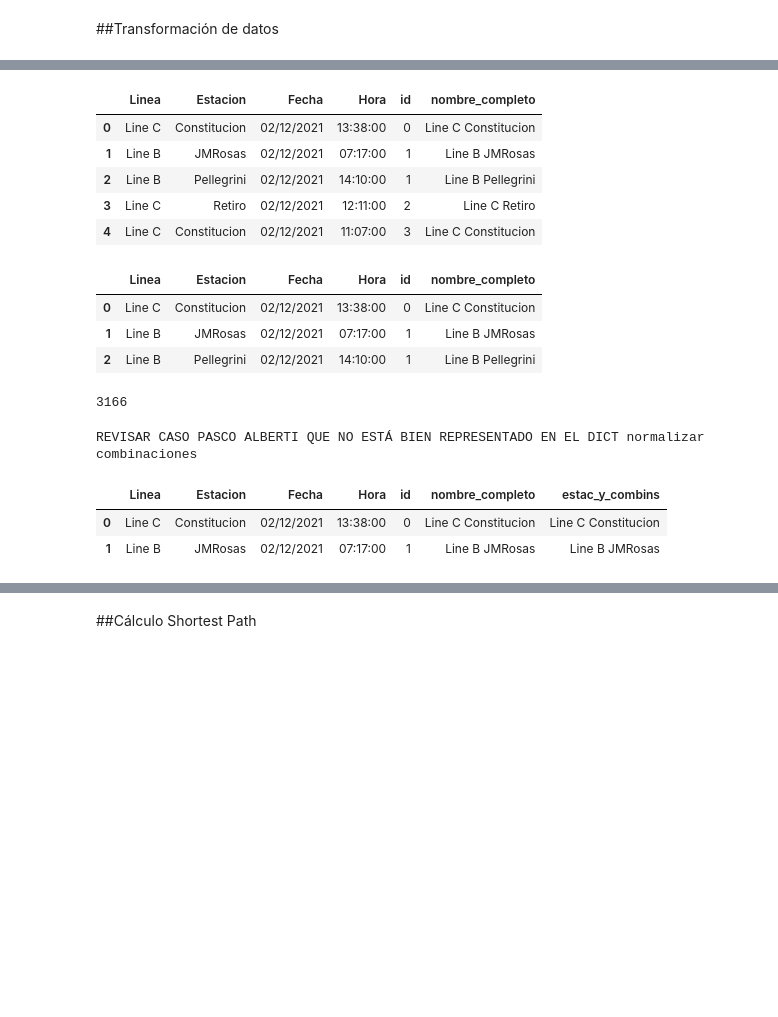
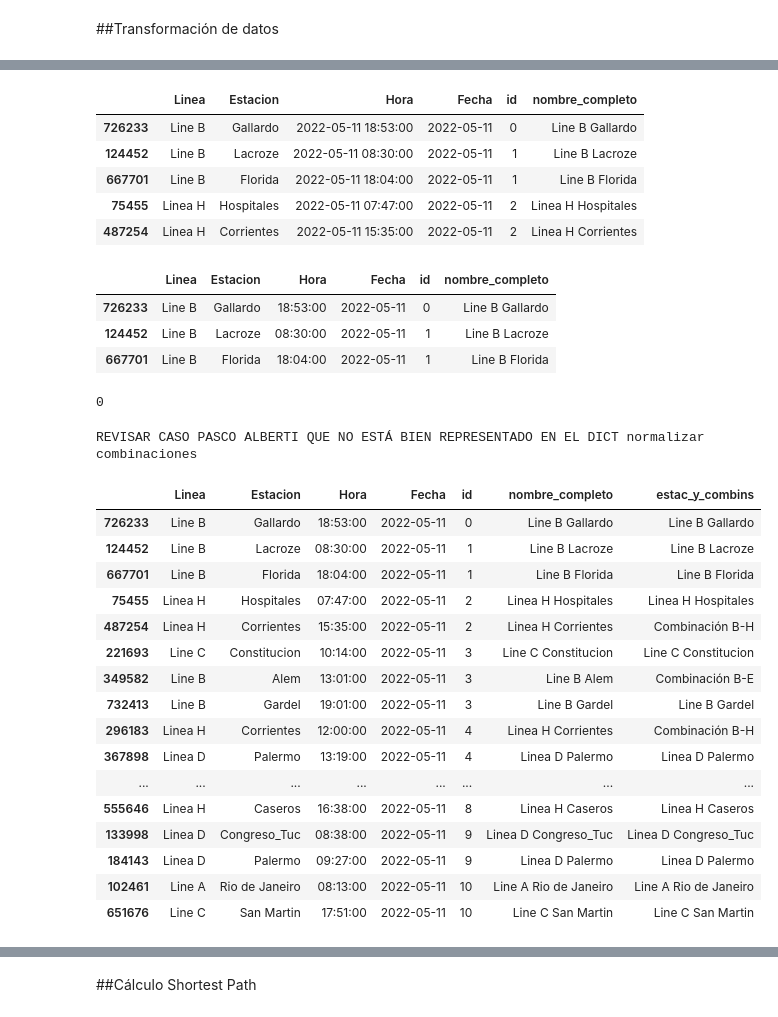
Before and after one commit to natanrajch/subte_flow, a Jupyter notebook: movimiento_pasajeros_subte.ipynb, the cells around one changed output, grey strips where cells are left out. Drawn from its saved outputs; the diff is of its cells as text; code cells hidden in the pictures; blank space fills up the shorter version.

Commit message:
Datos Mayo 22

```diff
--- a/movimiento_pasajeros_subte.ipynb
+++ b/movimiento_pasajeros_subte.ipynb
@@ -60,2 +82,8 @@ df_oferta_vigente.head()
 # %% [markdown]
 ##Transformación de datos
+# %%
+#Cambio de nombre de columnas y creación de campo Fecha para base 11 de mayo 2022
+if all([col in df.columns for col in ['Nro Tarjeta','Linea','Estacion', 'Fecha Hora']]): #Chequeo de que sea la base del 11 de mayo o similar
+  df = df[['Nro Tarjeta','Linea','Estacion', 'Fecha Hora']].copy()
+  df.rename(columns={'Nro Tarjeta':'N°Tarjeta', 'Fecha Hora':'Hora'}, inplace=True)
+  df['Fecha'] = df.Hora.apply(lambda row: row.date())
@@ -76,3 +109,25 @@ df.head()
 import re
 df['Linea'] = df.Linea.apply(lambda l: re.sub("\s\s+" ," ", l).strip())
 df['Estacion'] = df.Estacion.apply(lambda l: re.sub("\s\s+" ," ", l).strip())
+# %%
+#Normalizar estaciones y lineas para caso 11 de mayo 2022
+normalizar_lineas_1 = {"Linea A":"Line A","Linea B":"Line B","Linea C":"Line C","Linea D":"Linea D","Linea E":"Line E","Linea H":"Linea H", "Linea P":"Line E"}
+normalizar_estaciones_1 = {"ST_ACOYTE":"Acoyte","ST_ALBERTI":"Alberti","ST_CBARROS":"Castro Barros","ST_CONGRSA":"Congreso","ST_LIMA":"Lima","ST_LORIA":"Loria","ST_MISERER":"Miserere",
+                           "ST_PERU":"Peru","ST_PIEDRAS":"Piedras","ST_PJUNTA":"Primera Junta","ST_PZAMAYO":"Plaza de Mayo","ST_RJANEIR":"Rio de Janeiro","ST_SNZPENA":"Saenz Pena",
+                           "St_Flores":"Flores","St_SanPedrito":"SanPedrito","st_carabobo":"Carabobo","st_puan":"Puan","ST_ALEM":"Alem","ST_CALLAOB":"Callao_B","ST_CGARDEL":"Gardel",
+                           "ST_DORREGO":"Dorrego","ST_FLORIDA":"Florida","ST_GALLARD":"Gallardo","ST_LACROZE":"Lacroze","ST_MALABIA":"Malabia","ST_MEDRANO":"Medrano","ST_PASTEUR":"Pasteur",
+                           "ST_PELLEGR":"Pellegrini","ST_PUEYREB":"Pueyrredon_B","ST_URUGUAY":"Uruguay","St_Echeverria":"Echeverria","St_JMRosas":"JMRosas","st_losincas":"Los Incas",
+                           "st_tronador":"Tronador","ST_AVMAYO":"Av. de Mayo","ST_CONSTIT":"Constitucion","ST_INDEPE":"Independencia_C","ST_LAVALLE":"Lavalle","ST_MORENOC":"Moreno C",
+                           "ST_RETIRO":"Retiro","ST_SANJUAN":"San Juan","ST_SMARTIN":"San Martin","St_9JULIO":"Diagonal_Norte","St_9julio":"9 de Julio","St_aguero":"Aguero",
+                           "St_bulnes":"Bulnes","St_callaod":"Callao_D","St_carranz":"Carranza","St_catedra":"Catedral","St_fmedici":"Facultad","St_hernand":"J_Hernandez",
+                           "St_juramen":"Juramento","St_olleros":"Olleros","St_palermo":"Palermo","St_pitalia":"Plaza Italia","St_pueyred":"Pueyrredon_D","St_sortiz":"Scalabrini Ortiz",
+                           "st_congrst":"Congreso_Tuc","st_tribuna":"Tribunales","ST_BELGRAN":"Belgrano","ST_BOEDO":"Boedo","ST_BOLIVAR":"Bolivar","ST_CCentral":"Correo Central",
+                           "ST_Catalinas":"Catalinas","ST_EMITRE":"E Mitre","ST_ERIOS":"Entre Rio","ST_INDEPE":"Independencia_E","ST_JUJUY":"Jujuy","ST_LAPLATA":"La Plata",
+                           "ST_MEDALLA":"Milagrosa","ST_MORENO":"Moreno","ST_PICHIN":"Pinchincha","ST_RetiroE":"RetiroE","ST_SANJOSE":"San Jose","ST_URQUIZA":"Urquiza",
+                           "ST_VARELA":"Varela","ST_VIRREYE":"Virreyes","ST_SantaFe":"Santa Fe","St_Cordoba":"Cordoba","St_Fderecho":"FacultadDerecho","St_LasHeras":"LasHeras",
+                           "st_caseros":"Caseros","st_corrient":"Corrientes","st_hospitales":"Hospitales","st_hprimo":"Humberto Primo","st_inclan":"Inclan","st_once":"Once",
+                           "st_patricios":"Patricios","st_venezue":"Venezuela","St_Saguier":"Virreyes"}
+df.Linea.replace(normalizar_lineas_1, inplace=True)
+df.Estacion.replace(normalizar_estaciones_1, inplace=True)
+df.loc[((df.Linea == 'Line C') & (df.Estacion == 'Independencia_E')), 'Estacion'] = 'Independencia_C'
+df
@@ -81,39 +150,59 @@ df["nombre_completo"] = df['Linea'] + ' ' + df['Estacion']
 df.sort_values(["id","Fecha","Hora"], inplace=True)
 df.head(5)
 # %% [output]
-|  | Linea | Estacion | Fecha | Hora | id | nombre_completo |
-| 0 | Line C | Constitucion | 02/12/2021 | 13:38:00 | 0 | Line C Constitucion |
-| 1 | Line B | JMRosas | 02/12/2021 | 07:17:00 | 1 | Line B JMRosas |
-| 2 | Line B | Pellegrini | 02/12/2021 | 14:10:00 | 1 | Line B Pellegrini |
-| 3 | Line C | Retiro | 02/12/2021 | 12:11:00 | 2 | Line C Retiro |
-| 4 | Line C | Constitucion | 02/12/2021 | 11:07:00 | 3 | Line C Constitucion |
+|  | Linea | Estacion | Hora | Fecha | id | nombre_completo |
+| 726233 | Line B | Gallardo | 2022-05-11 18:53:00 | 2022-05-11 | 0 | Line B Gallardo |
+| 124452 | Line B | Lacroze | 2022-05-11 08:30:00 | 2022-05-11 | 1 | Line B Lacroze |
+| 667701 | Line B | Florida | 2022-05-11 18:04:00 | 2022-05-11 | 1 | Line B Florida |
+| 75455 | Linea H | Hospitales | 2022-05-11 07:47:00 | 2022-05-11 | 2 | Linea H Hospitales |
+| 487254 | Linea H | Corrientes | 2022-05-11 15:35:00 | 2022-05-11 | 2 | Linea H Corrientes |
 # %%
 #Se convierte el campo Hora de string hacia datetime. OJO que con la primera base este paso no hizo falta. Quizás haya que agregarle un IF para tener en cuenta diefrentes bases
 df['Hora'] = pd.to_datetime(df['Hora'],format= '%H:%M:%S' ).dt.time
 df.head(3)
 # %% [output]
-|  | Linea | Estacion | Fecha | Hora | id | nombre_completo |
-| 0 | Line C | Constitucion | 02/12/2021 | 13:38:00 | 0 | Line C Constitucion |
-| 1 | Line B | JMRosas | 02/12/2021 | 07:17:00 | 1 | Line B JMRosas |
-| 2 | Line B | Pellegrini | 02/12/2021 | 14:10:00 | 1 | Line B Pellegrini |
+|  | Linea | Estacion | Hora | Fecha | id | nombre_completo |
+| 726233 | Line B | Gallardo | 18:53:00 | 2022-05-11 | 0 | Line B Gallardo |
+| 124452 | Line B | Lacroze | 08:30:00 | 2022-05-11 | 1 | Line B Lacroze |
+| 667701 | Line B | Florida | 18:04:00 | 2022-05-11 | 1 | Line B Florida |
 # %%
 #Las entradas en Línea P Estación Metrovías se convierten en Línea E - Virreyes. Esto es una fuente posible de error, pero menor. Con los datos revisados, tiene más sentido tomar esto que eliminar las fichadas de Line P
 
 df["nombre_completo"] = df.nombre_completo.replace({"Linea P METROVIAS":"Line E Virreyes"})
 len(df[df.Estacion == "METROVIAS"])
 # %% [output]
-3166
+0
 # %%
 #Modificar nombres para incorporar Combinaciones y el caso Pasco/Alberti -- "REVISAR CASO PASCO ALBERTI QUE NO ESTÁ BIEN REPRESENTADO EN EL DICT ""normalizar estaciones"" "
-normalizar_combinaciones = {"Line A Lima":"Combinación A-C","Line A Miserere":"Combinación A-H","Line A Peru":"Combinación A-D-E","Line B Alem":"Combinación B-E","Line B Pellegrini":"Combinación B-C-D","Line B Pueyrredon_B":"Combinación B-H","Line C Av. de Mayo":"Combinación A-C","Line C Diagonal_Norte":"Combinación B-C-D","Line C Independencia_C":"Combinación C-E Ind","Line C Retiro":"Combinación C-E Ret","Line E Bolivar":"Combinación A-D-E","Line E Correo Central":"Combinación B-E","Line E Independencia_E":"Combinación C-E Ind","Line E Jujuy":"Combinación E-H","Line E RetiroE":"Combinación C-E Ret","Linea D 9 de Julio":"Combinación B-C-D","Linea D Catedral":"Combinación A-D-E","Linea D Pueyrredon_D":"Combinación D-H","Linea H Corrientes":"Combinación B-H","Linea H Humberto Primo":"Combinación E-H","Linea H Once":"Combinación A-H","Linea H Santa Fe":"Combinación D-H","Line A Pasco":"Line A Pasco-Alberti","Line A Alberti":"Line A Pasco-Alberti"}
+normalizar_combinaciones = {"Line A Lima":"Combinación A-C","Line A Miserere":"Combinación A-H","Line A Peru":"Combinación A-D-E","Line B Alem":"Combinación B-E",
+                            "Line B Pellegrini":"Combinación B-C-D","Line B Pueyrredon_B":"Combinación B-H","Line C Av. de Mayo":"Combinación A-C",
+                            "Line C Diagonal_Norte":"Combinación B-C-D","Line C Independencia_C":"Combinación C-E Ind","Line C Retiro":"Combinación C-E Ret",
+                            "Line E Bolivar":"Combinación A-D-E","Line E Correo Central":"Combinación B-E","Line E Independencia_E":"Combinación C-E Ind","Line E Jujuy":"Combinación E-H",
+                            "Line E RetiroE":"Combinación C-E Ret","Linea D 9 de Julio":"Combinación B-C-D","Linea D Catedral":"Combinación A-D-E","Linea D Pueyrredon_D":"Combinación D-H",
+                            "Linea H Corrientes":"Combinación B-H","Linea H Humberto Primo":"Combinación E-H","Linea H Once":"Combinación A-H","Linea H Santa Fe":"Combinación D-H",
+                            "Line A Pasco":"Line A Pasco-Alberti","Line A Alberti":"Line A Pasco-Alberti"}
 df["estac_y_combins"] = df.nombre_completo.replace(normalizar_combinaciones)
 print("REVISAR CASO PASCO ALBERTI QUE NO ESTÁ BIEN REPRESENTADO EN EL DICT ""normalizar combinaciones"" ","\n","\n")
-df.head(2)
+df.head(20)
 # %% [output]
 REVISAR CASO PASCO ALBERTI QUE NO ESTÁ BIEN REPRESENTADO EN EL DICT normalizar combinaciones
-|  | Linea | Estacion | Fecha | Hora | id | nombre_completo | estac_y_combins |
-| 0 | Line C | Constitucion | 02/12/2021 | 13:38:00 | 0 | Line C Constitucion | Line C Constitucion |
-| 1 | Line B | JMRosas | 02/12/2021 | 07:17:00 | 1 | Line B JMRosas | Line B JMRosas |
+|  | Linea | Estacion | Hora | Fecha | id | nombre_completo | estac_y_combins |
+| 726233 | Line B | Gallardo | 18:53:00 | 2022-05-11 | 0 | Line B Gallardo | Line B Gallardo |
+| 124452 | Line B | Lacroze | 08:30:00 | 2022-05-11 | 1 | Line B Lacroze | Line B Lacroze |
+| 667701 | Line B | Florida | 18:04:00 | 2022-05-11 | 1 | Line B Florida | Line B Florida |
+| 75455 | Linea H | Hospitales | 07:47:00 | 2022-05-11 | 2 | Linea H Hospitales | Linea H Hospitales |
+| 487254 | Linea H | Corrientes | 15:35:00 | 2022-05-11 | 2 | Linea H Corrientes | Combinación B-H |
+| 221693 | Line C | Constitucion | 10:14:00 | 2022-05-11 | 3 | Line C Constitucion | Line C Constitucion |
+| 349582 | Line B | Alem | 13:01:00 | 2022-05-11 | 3 | Line B Alem | Combinación B-E |
+| 732413 | Line B | Gardel | 19:01:00 | 2022-05-11 | 3 | Line B Gardel | Line B Gardel |
+| 296183 | Linea H | Corrientes | 12:00:00 | 2022-05-11 | 4 | Linea H Corrientes | Combinación B-H |
+| 367898 | Linea D | Palermo | 13:19:00 | 2022-05-11 | 4 | Linea D Palermo | Linea D Palermo |
+| ... | ... | ... | ... | ... | ... | ... | ... |
+| 555646 | Linea H | Caseros | 16:38:00 | 2022-05-11 | 8 | Linea H Caseros | Linea H Caseros |
+| 133998 | Linea D | Congreso_Tuc | 08:38:00 | 2022-05-11 | 9 | Linea D Congreso_Tuc | Linea D Congreso_Tuc |
+| 184143 | Linea D | Palermo | 09:27:00 | 2022-05-11 | 9 | Linea D Palermo | Linea D Palermo |
+| 102461 | Line A | Rio de Janeiro | 08:13:00 | 2022-05-11 | 10 | Line A Rio de Janeiro | Line A Rio de Janeiro |
+| 651676 | Line C | San Martin | 17:51:00 | 2022-05-11 | 10 | Line C San Martin | Line C San Martin |
 # %%
 #Eliminar fichadas repetidas en misma estación
 fichada_repetida = ((df.estac_y_combins.shift(-1) == df.estac_y_combins) & (df.id.shift(-1)==df.id))
```
Also changed, not shown: parts of 40 cells of this notebook.
